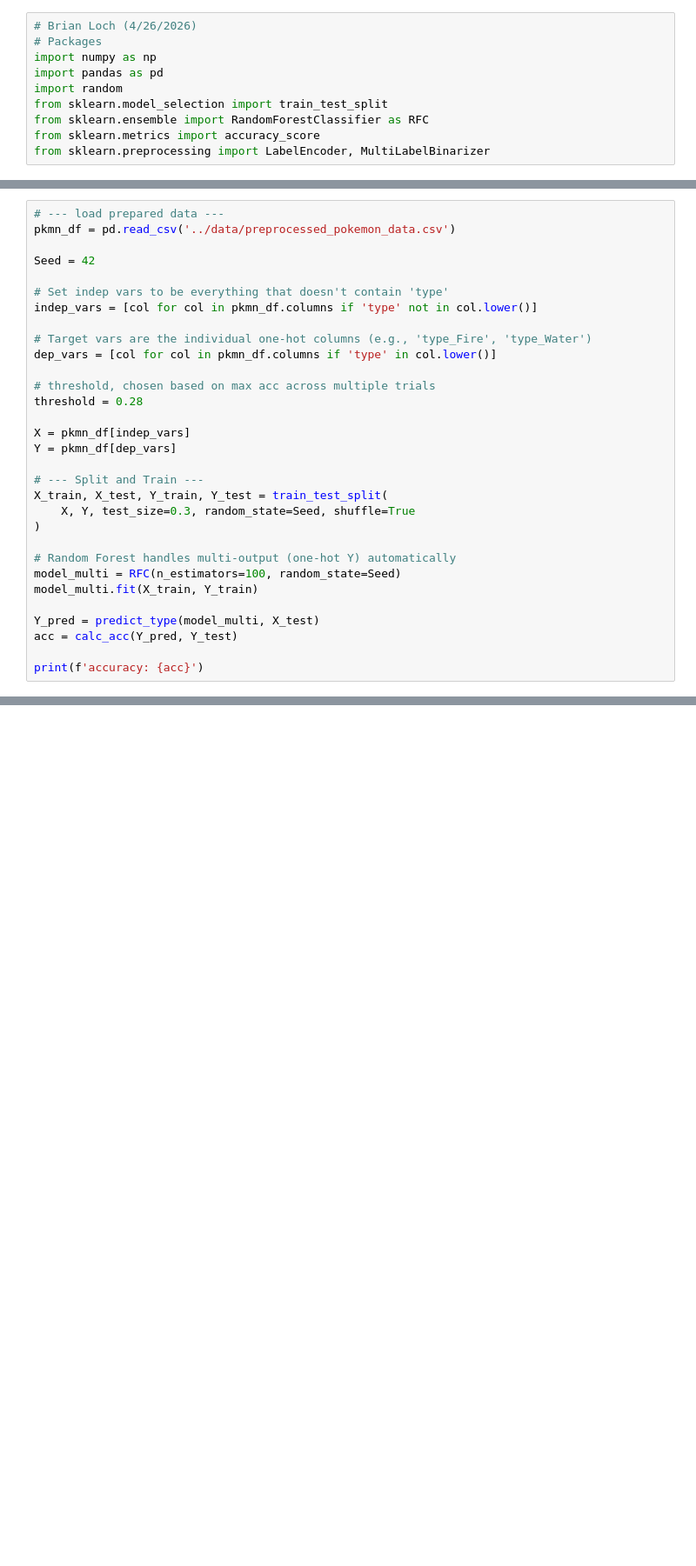
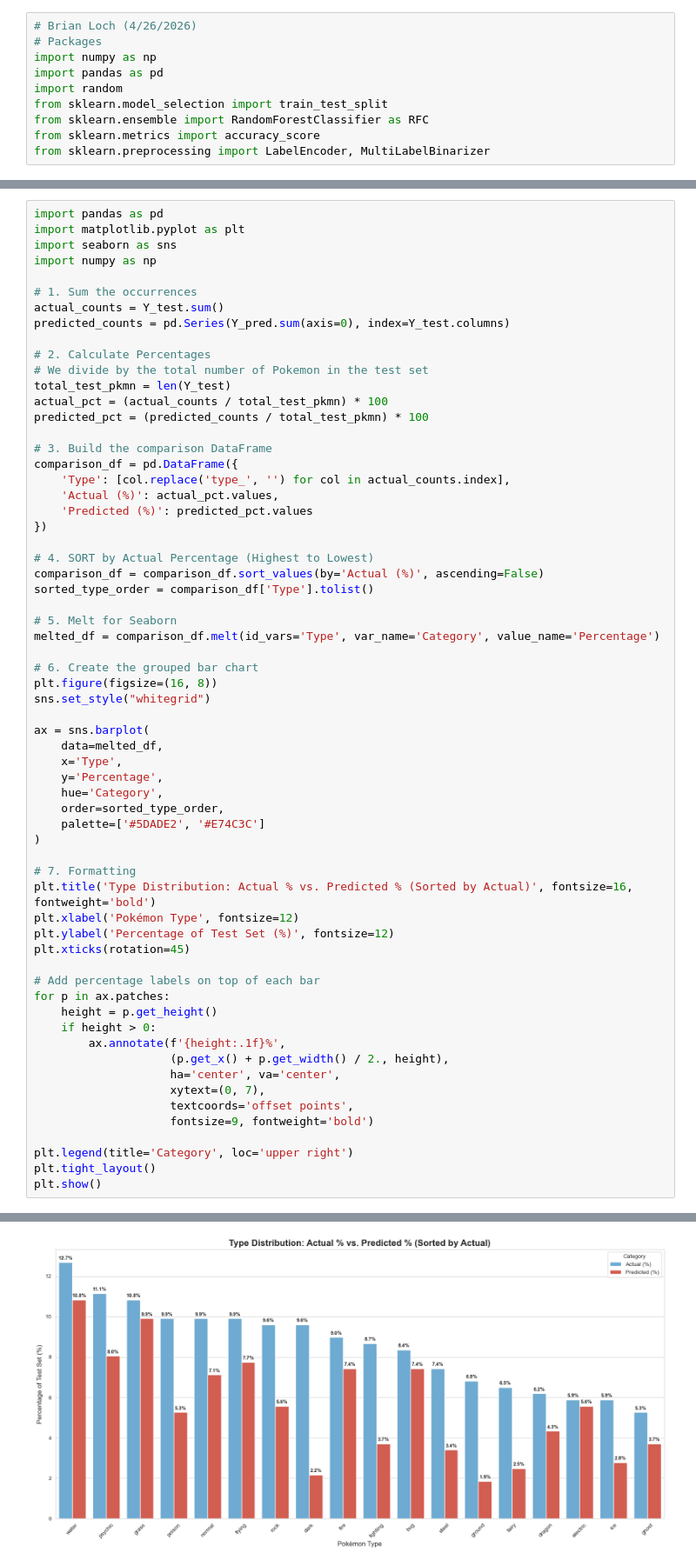
Before and after one commit to Anna-Kopec/pokemon_exploratory_data_analysis, a Jupyter notebook: src/process_determinetype.ipynb, the cells around one changed output, grey strips where cells are left out. Shown at 87% size. Saved outputs shown, nothing was run; the diff lists cells and outputs as text; blank space fills up the shorter version.

Commit message:
add figure to show % predicted vs actual for type prediction test set

```diff
--- a/src/process_determinetype.ipynb
+++ b/src/process_determinetype.ipynb
@@ -36,34 +36,66 @@ def calc_acc(y_pred, y_test):
     pred_counts = y_pred.sum(axis=1)
     return accuracy
 # %%
-# --- load prepared data ---
-pkmn_df = pd.read_csv('../data/preprocessed_pokemon_data.csv')
+import pandas as pd
+import matplotlib.pyplot as plt
+import seaborn as sns
+import numpy as np
 
-Seed = 42
+# 1. Sum the occurrences
+actual_counts = Y_test.sum()
+predicted_counts = pd.Series(Y_pred.sum(axis=0), index=Y_test.columns)
 
-# Set indep vars to be everything that doesn't contain 'type'
-indep_vars = [col for col in pkmn_df.columns if 'type' not in col.lower()]
+# 2. Calculate Percentages
+# We divide by the total number of Pokemon in the test set
+total_test_pkmn = len(Y_test)
+actual_pct = (actual_counts / total_test_pkmn) * 100
+predicted_pct = (predicted_counts / total_test_pkmn) * 100
 
-# Target vars are the individual one-hot columns (e.g., 'type_Fire', 'type_Water')
-dep_vars = [col for col in pkmn_df.columns if 'type' in col.lower()]
+# 3. Build the comparison DataFrame
+comparison_df = pd.DataFrame({
+    'Type': [col.replace('type_', '') for col in actual_counts.index],
+    'Actual (%)': actual_pct.values,
+    'Predicted (%)': predicted_pct.values
+})
 
-# threshold, chosen based on max acc across multiple trials
-threshold = 0.28
+# 4. SORT by Actual Percentage (Highest to Lowest)
+comparison_df = comparison_df.sort_values(by='Actual (%)', ascending=False)
+sorted_type_order = comparison_df['Type'].tolist()
 
-X = pkmn_df[indep_vars]
-Y = pkmn_df[dep_vars]
+# 5. Melt for Seaborn
+melted_df = comparison_df.melt(id_vars='Type', var_name='Category', value_name='Percentage')
 
-# --- Split and Train ---
-X_train, X_test, Y_train, Y_test = train_test_split(
-    X, Y, test_size=0.3, random_state=Seed, shuffle=True
+# 6. Create the grouped bar chart
+plt.figure(figsize=(16, 8))
+sns.set_style("whitegrid")
+
+ax = sns.barplot(
+    data=melted_df,
+    x='Type',
+    y='Percentage',
+    hue='Category',
+    order=sorted_type_order,
+    palette=['#5DADE2', '#E74C3C']
 )
 
-# Random Forest handles multi-output (one-hot Y) automatically
-model_multi = RFC(n_estimators=100, random_state=Seed)
-model_multi.fit(X_train, Y_train)
+# 7. Formatting
+plt.title('Type Distribution: Actual % vs. Predicted % (Sorted by Actual)', fontsize=16, fontweight='bold')
+plt.xlabel('Pokémon Type', fontsize=12)
+plt.ylabel('Percentage of Test Set (%)', fontsize=12)
+plt.xticks(rotation=45)
 
-Y_pred = predict_type(model_multi, X_test)
-acc = calc_acc(Y_pred, Y_test)
+# Add percentage labels on top of each bar
+for p in ax.patches:
+    height = p.get_height()
+    if height > 0:
+        ax.annotate(f'{height:.1f}%',
+                    (p.get_x() + p.get_width() / 2., height),
+                    ha='center', va='center',
+                    xytext=(0, 7),
+                    textcoords='offset points',
+                    fontsize=9, fontweight='bold')
 
-print(f'accuracy: {acc}')
+plt.legend(title='Category', loc='upper right')
+plt.tight_layout()
+plt.show()
 # %% [output]
@@ -70,0 +102 @@ accuracy: 0.7027863777089783
+[figure, added]
```
Also changed, not shown: parts of 1 cell of this notebook.
